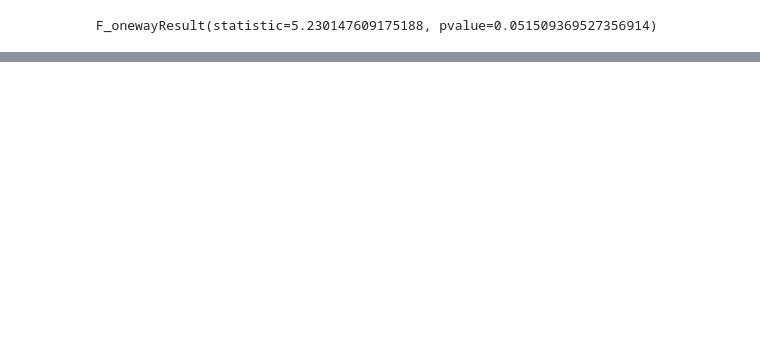
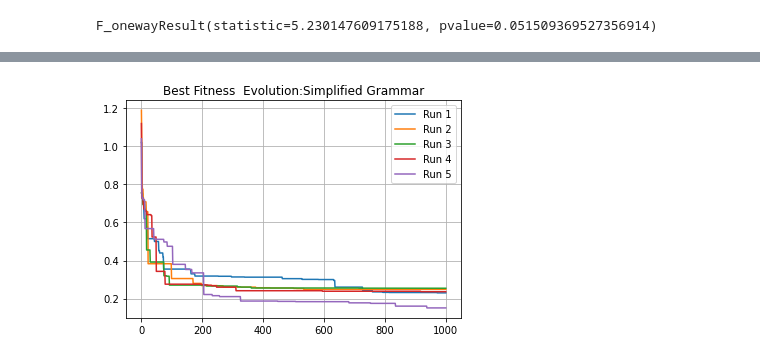
Before and after one commit to nfierroflo/Evolutionary-computation, a Jupyter notebook: PruebasFineles.ipynb, the cells around one changed output, grey strips where cells are left out. Drawn from its saved outputs; the diff is of its cells as text; code cells hidden in the pictures; blank space fills up the shorter version.

```diff
--- a/PruebasFineles.ipynb
+++ b/PruebasFineles.ipynb
@@ -659,0 +843,18 @@ F_onewayResult(statistic=5.230147609175188, pvalue=0.051509369527356914)
+# %%
+#simplified grammar
+base="progress_report0.csv"
+gene_, fit0 =LeerArchivo(base)
+base="progress_report1.csv"
+gene_, fit1 =LeerArchivo(base)
+base="progress_report2.csv"
+gene_, fit2 =LeerArchivo(base)
+base="progress_report3.csv"
+gene_aaa, fit3 =LeerArchivo(base)
+base="progress_report4.csv"
+gene_aaa, fit4 =LeerArchivo(base)
+
+#base="progress_report5.csv"
+#gene_, fit4 =LeerArchivo(base)
+plotFitness(gene_,fit0, fit1, fit2,fit3,fit4, title1='Simplified Grammar')
+# %% [output]
+[figure, added]
```
Also changed, not shown: parts of 25 cells of this notebook.
